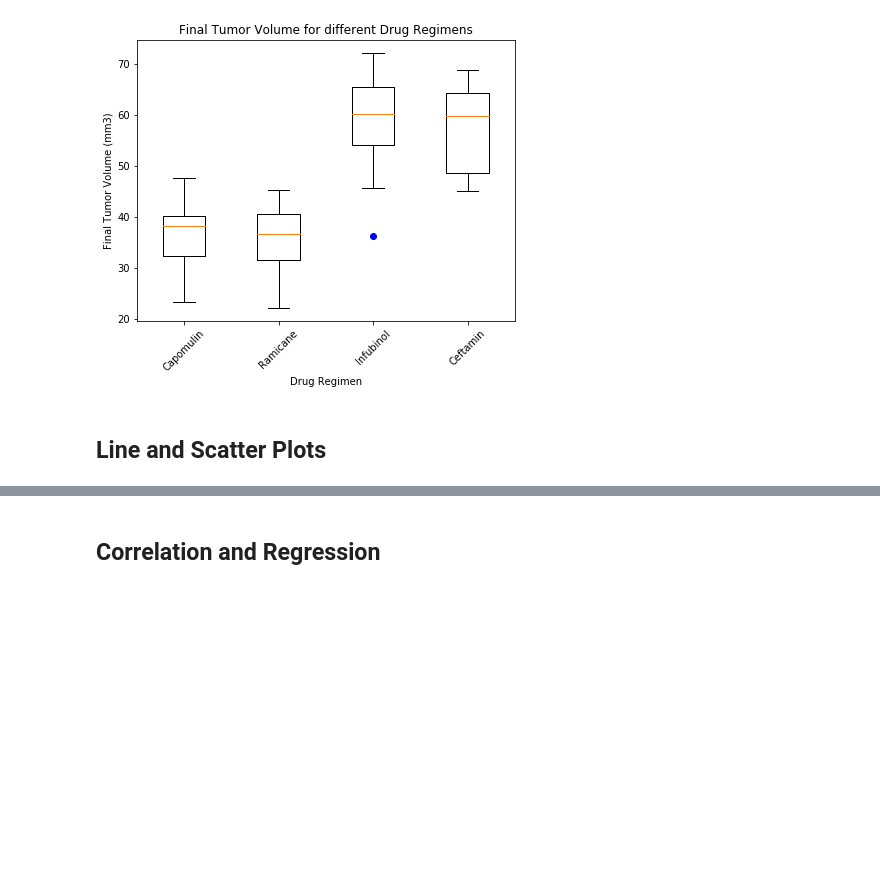
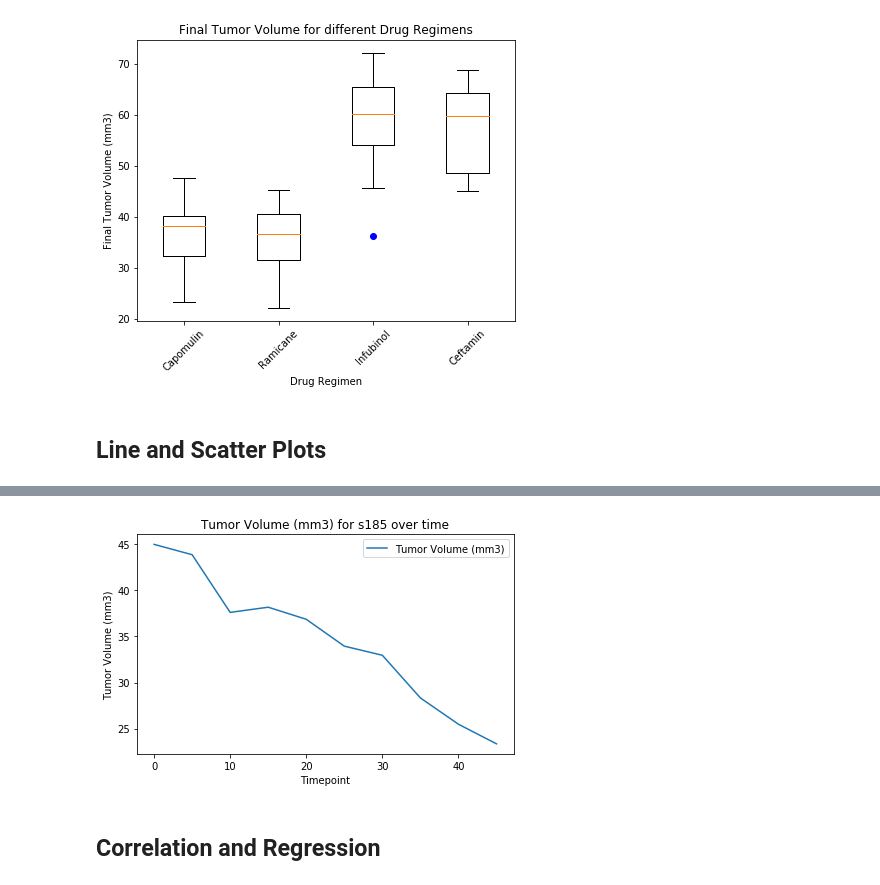
Before and after one commit to improvbutterfly/Pymaceuticals, a Jupyter notebook: pymaceuticals.ipynb, the cells around one changed output, grey strips where cells are left out. Cells and saved outputs as stored; diff of their text form; code cells hidden in the pictures; blank space fills up the shorter version.

```diff
--- a/pymaceuticals.ipynb
+++ b/pymaceuticals.ipynb
@@ -408,3 +411,10 @@ plt.show()
 ## Line and Scatter Plots
 # %%
 # Generate a line plot of time point versus tumor volume for a mouse treated with Capomulin
+
+# Choose a Mouse ID to test on
+mouse_id = "s185"
+
+# Create Data Frame with data just for chosen mouse
+mouse_data = merged_df.loc[merged_df["Mouse ID"]==mouse_id,:]
+mouse_data
@@ -411,3 +433,14 @@ plt.show()
+# %%
+# Chart line
+chart_data = mouse_data[["Timepoint","Tumor Volume (mm3)"]]
+mouse_chart = chart_data.plot(x="Timepoint", y="Tumor Volume (mm3)", title=f"Tumor Volume (mm3) for {mouse_id} over time")
+
+mouse_chart.set_xlabel("Timepoint")
+mouse_chart.set_ylabel("Tumor Volume (mm3)")
+
+plt.tight_layout()
+# %% [output]
+[figure, added]
 # %%
 # Generate a scatter plot of mouse weight versus average tumor volume for the Capomulin regimen
 # %% [markdown]
```
Also changed, not shown: parts of 5 cells of this notebook.
